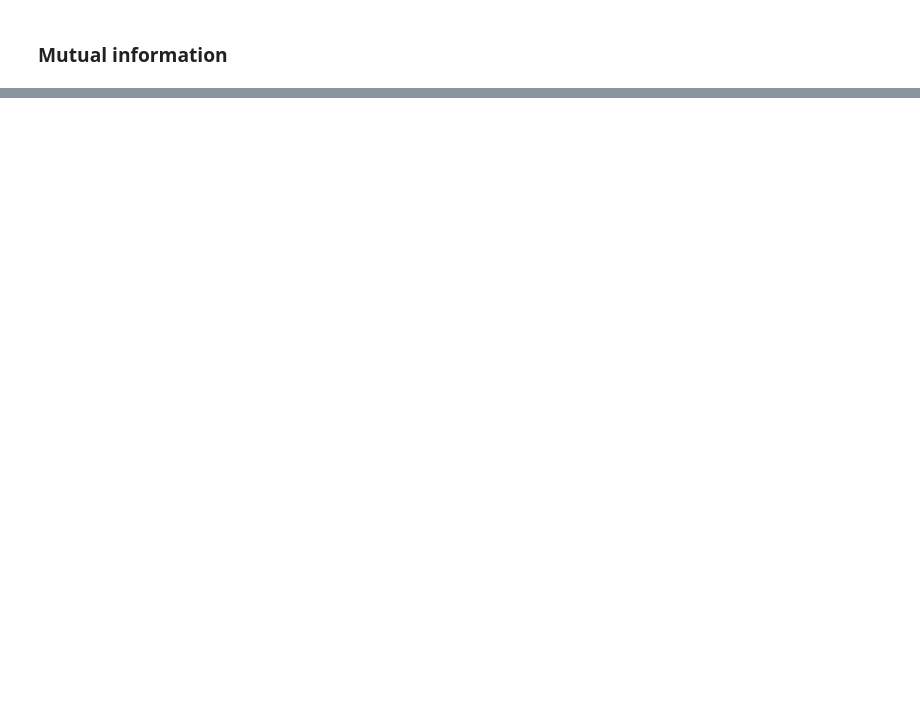
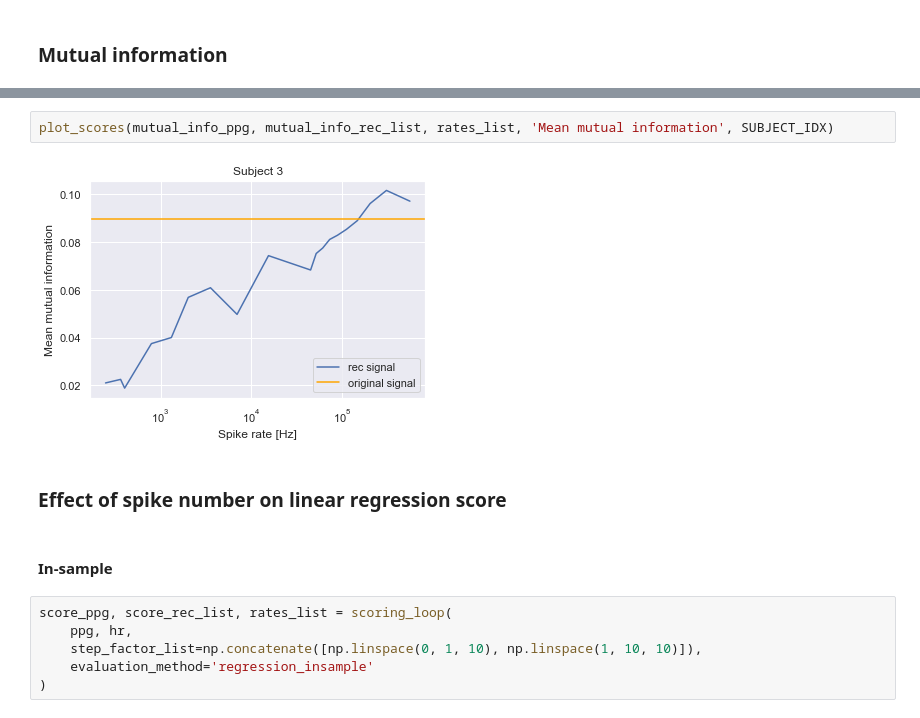
Before and after one commit to pennfranc/adm-ppg-analysis, a Jupyter notebook: mutual information analysis.ipynb, the cells around one changed output, grey strips where cells are left out. Cells and saved outputs as stored; diff of their text form; blank space fills up the shorter version.

```diff
--- a/mutual information analysis.ipynb
+++ b/mutual information analysis.ipynb
@@ -210,0 +154,14 @@ plot_scores(regression_score_ppg, regression_scores_rec, num_spikes_list, True)
+# %%
+plot_scores(mutual_info_ppg, mutual_info_rec_list, rates_list, 'Mean mutual information', SUBJECT_IDX)
+# %% [output]
+[figure, added]
+# %% [markdown]
+### Effect of spike number on linear regression score
+# %% [markdown]
+#### In-sample
+# %%
+score_ppg, score_rec_list, rates_list = scoring_loop(
+    ppg, hr,
+    step_factor_list=np.concatenate([np.linspace(0, 1, 10), np.linspace(1, 10, 10)]),
+    evaluation_method='regression_insample'
+)
```
Also changed, not shown: parts of 24 cells of this notebook, 1 other file.
